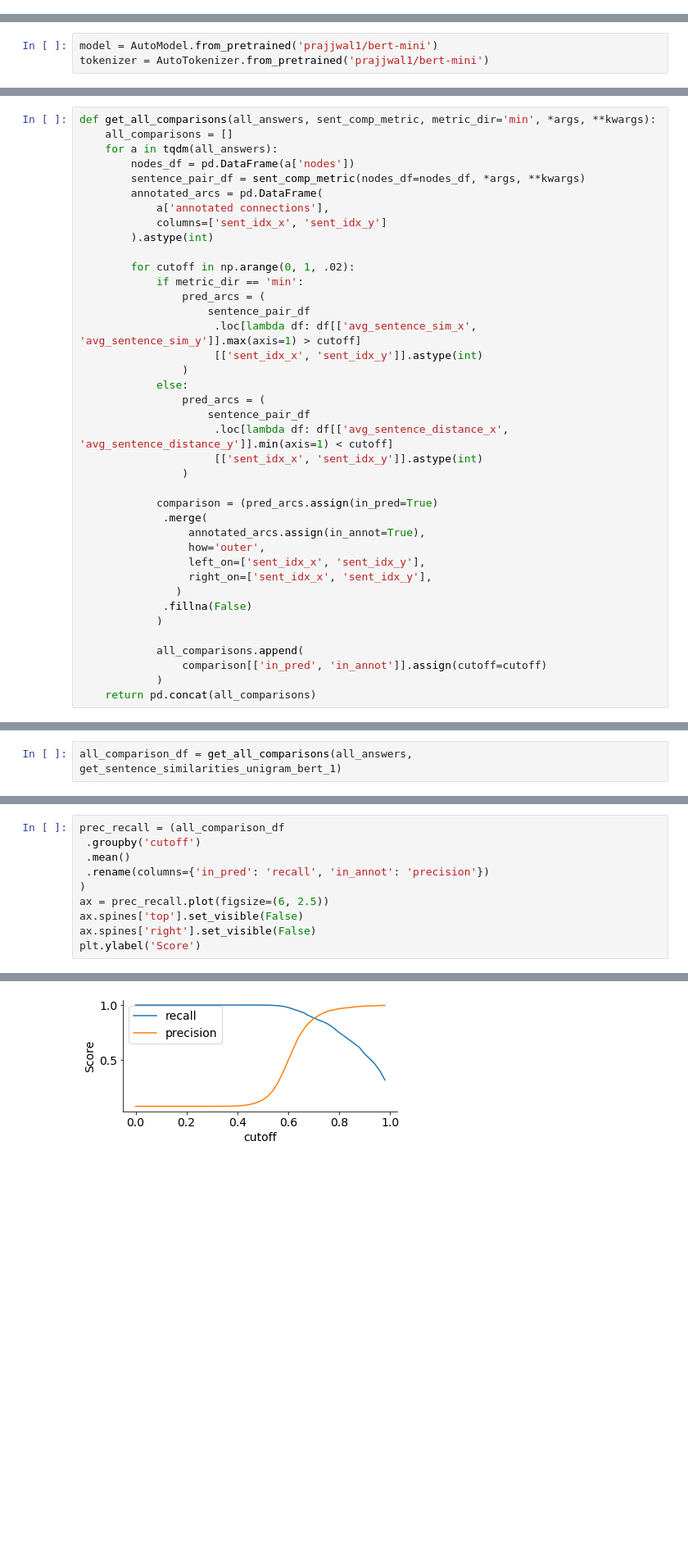
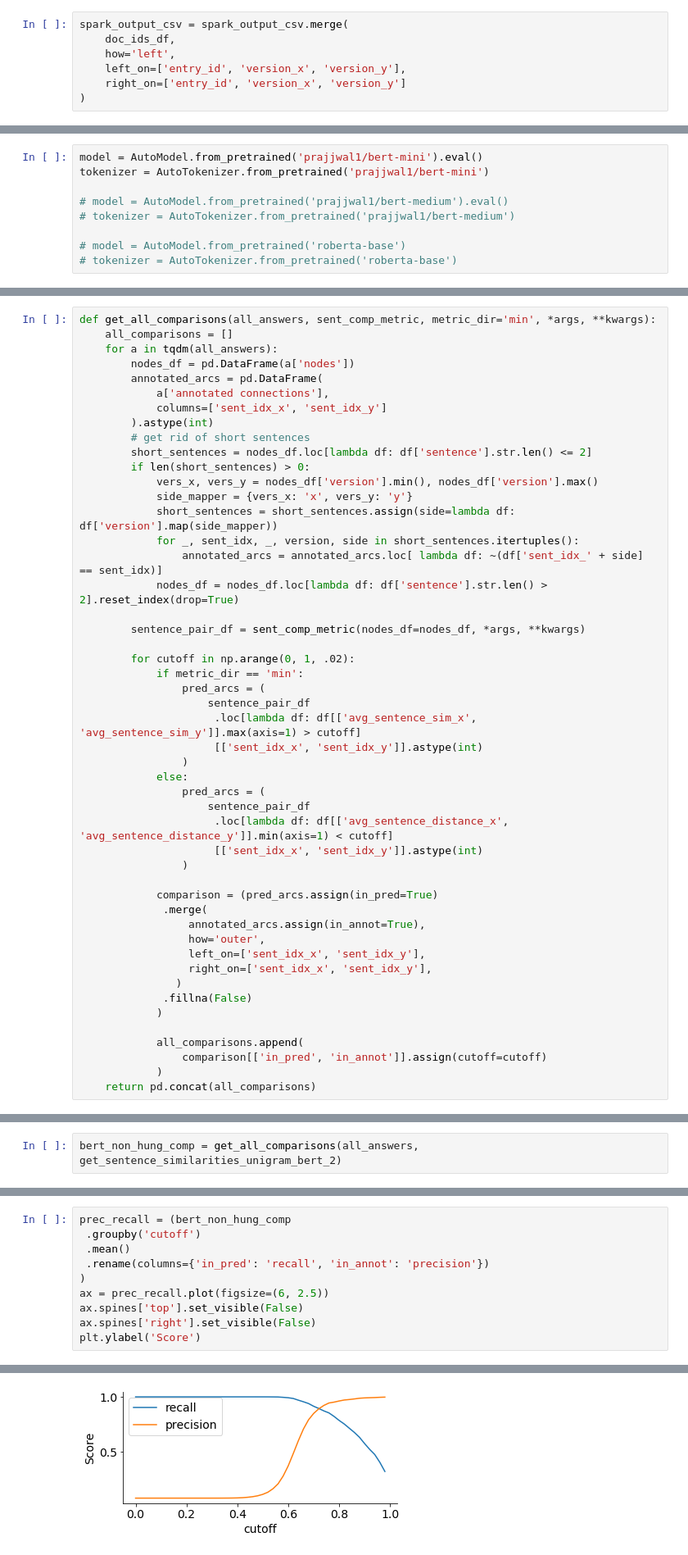
Before and after one commit to alex2awesome/edit-pathways, a Jupyter notebook: notebooks/2021-10-24__anaylze-mturk-output.ipynb, the cells around one changed output, grey strips where cells are left out. Shown at 82% size. Cells and saved outputs as stored; diff of their text form; blank space fills up the shorter version.

```diff
--- a/notebooks/2021-10-24__anaylze-mturk-output.ipynb
+++ b/notebooks/2021-10-24__anaylze-mturk-output.ipynb
@@ -43,0 +117,7 @@ annotated_doc_ids = pd.DataFrame(doc_ids, columns=['source', 'entry_id', 'versio
+# %%
+spark_output_csv = spark_output_csv.merge(
+    doc_ids_df,
+    how='left',
+    left_on=['entry_id', 'version_x', 'version_y'],
+    right_on=['entry_id', 'version_x', 'version_y']
+)
@@ -112,8 +252,14 @@ from scipy.spatial.distance import cosine
 from sklearn.metrics.pairwise import cosine_distances, cosine_similarity
 from scipy.optimize import linear_sum_assignment
 # %%
-model = AutoModel.from_pretrained('prajjwal1/bert-mini')
+model = AutoModel.from_pretrained('prajjwal1/bert-mini').eval()
 tokenizer = AutoTokenizer.from_pretrained('prajjwal1/bert-mini')
+
+# model = AutoModel.from_pretrained('prajjwal1/bert-medium').eval()
+# tokenizer = AutoTokenizer.from_pretrained('prajjwal1/bert-medium')
+
+# model = AutoModel.from_pretrained('roberta-base')
+# tokenizer = AutoTokenizer.from_pretrained('roberta-base')
 # %%
 import numpy_indexed as npi
 def avg_across_subwords(tok_vec, b, cut_cls_char=True):
@@ -130,11 +276,21 @@ def get_all_comparisons(all_answers, sent_comp_metric, metric_dir='min', *args,
     all_comparisons = []
     for a in tqdm(all_answers):
         nodes_df = pd.DataFrame(a['nodes'])
-        sentence_pair_df = sent_comp_metric(nodes_df=nodes_df, *args, **kwargs)
         annotated_arcs = pd.DataFrame(
             a['annotated connections'],
             columns=['sent_idx_x', 'sent_idx_y']
         ).astype(int)
+        # get rid of short sentences
+        short_sentences = nodes_df.loc[lambda df: df['sentence'].str.len() <= 2]
+        if len(short_sentences) > 0:
+            vers_x, vers_y = nodes_df['version'].min(), nodes_df['version'].max()
+            side_mapper = {vers_x: 'x', vers_y: 'y'}
+            short_sentences = short_sentences.assign(side=lambda df: df['version'].map(side_mapper))
+            for _, sent_idx, _, version, side in short_sentences.itertuples():
+                annotated_arcs = annotated_arcs.loc[ lambda df: ~(df['sent_idx_' + side] == sent_idx)]
+            nodes_df = nodes_df.loc[lambda df: df['sentence'].str.len() > 2].reset_index(drop=True)
+
+        sentence_pair_df = sent_comp_metric(nodes_df=nodes_df, *args, **kwargs)
 
         for cutoff in np.arange(0, 1, .02):
             if metric_dir == 'min':
@@ -231,2 +500,2 @@ def get_sentence_similarities_unigram_bert_1(nodes_df):
 # %%
-all_comparison_df = get_all_comparisons(all_answers, get_sentence_similarities_unigram_bert_1)
+bert_non_hung_comp = get_all_comparisons(all_answers, get_sentence_similarities_unigram_bert_2)
@@ -233,13 +508,13 @@ all_comparison_df = get_all_comparisons(all_answers, get_sentence_similarities_u
 # %%
-prec_recall = (all_comparison_df
+prec_recall = (bert_non_hung_comp
  .groupby('cutoff')
  .mean()
  .rename(columns={'in_pred': 'recall', 'in_annot': 'precision'})
 )
 ax = prec_recall.plot(figsize=(6, 2.5))
 ax.spines['top'].set_visible(False)
 ax.spines['right'].set_visible(False)
 plt.ylabel('Score')
 # %% [output]
 Text(0, 0.5, 'Score')
-[figure, old version]
+[figure, new version]
```
Also changed, not shown: parts of 40 cells of this notebook, 36 other files.
